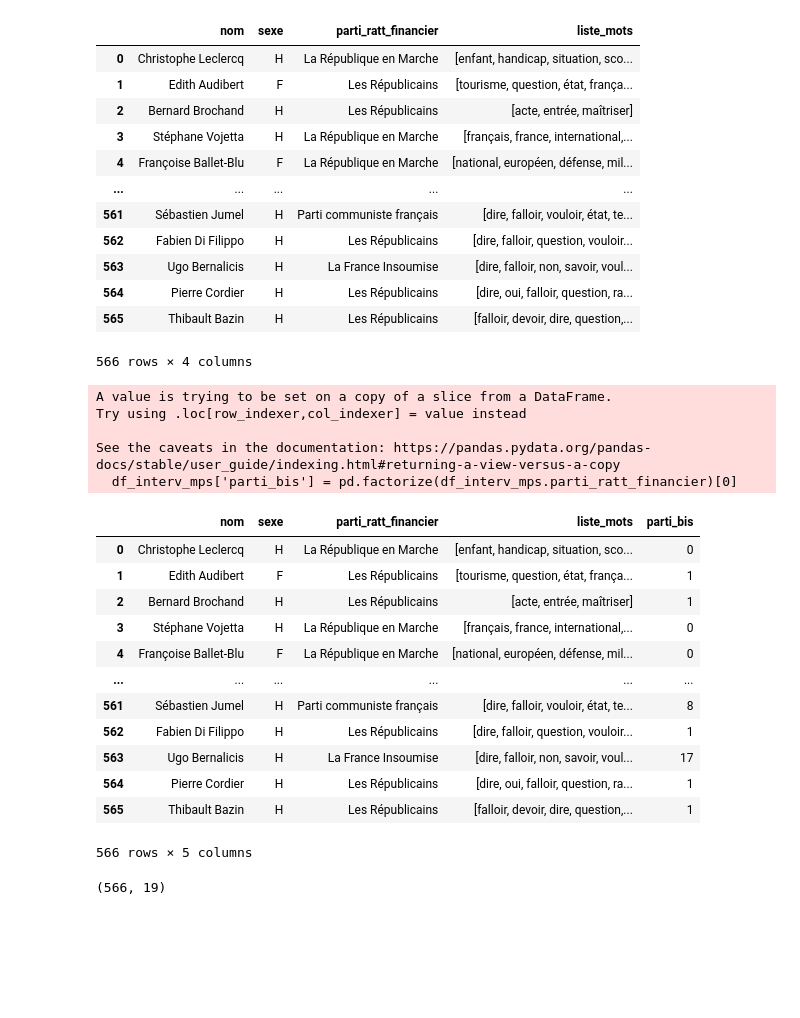
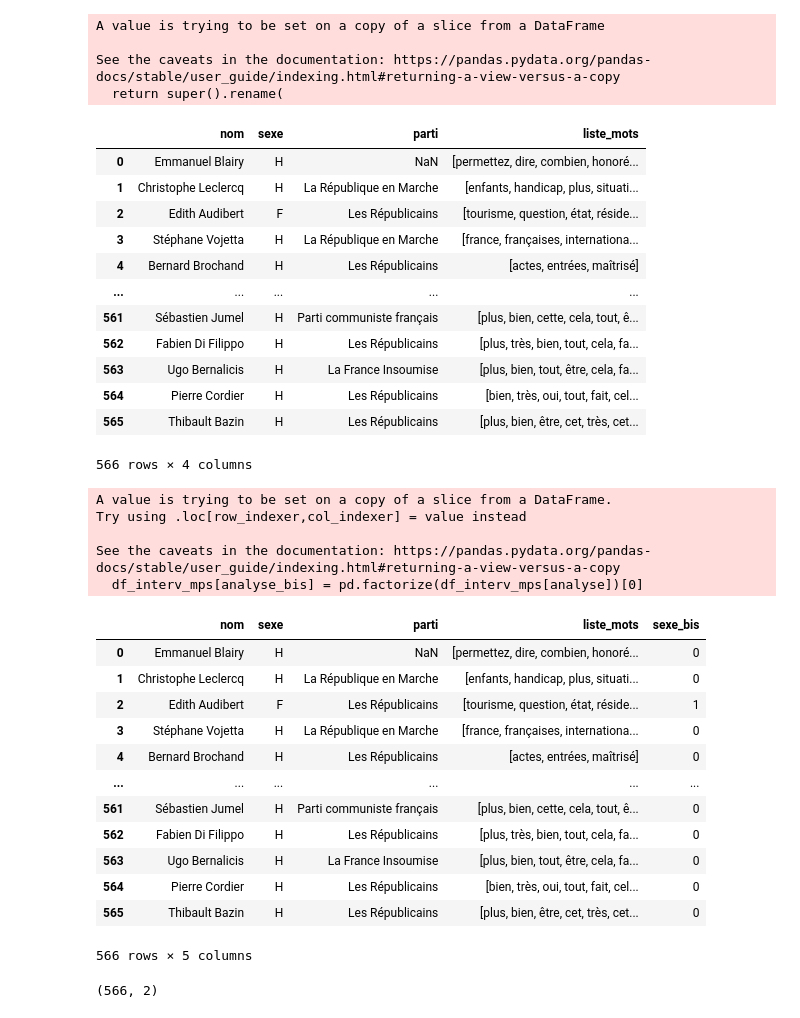
Before and after one commit to Looks73/ParliamentProject, a Jupyter notebook: nb_predictions.ipynb, the cells around one changed output. Cells and saved outputs as stored; diff of their text form; code cells hidden in the pictures; blank space fills up the shorter version.

```diff
--- a/nb_predictions.ipynb
+++ b/nb_predictions.ipynb
@@ -1,9 +1,12 @@
 # %%
 import pandas as pd
 import numpy as np
+# %%
+# Choix du fichier d'entrée
+files = ['data/mots_mps.pickle', 'data/mots_mps_bis.pickle', 'data/mots_mps_ter.pickle']
+file = files[0]
 # %%
-interv_mps = pd.read_pickle('data/mots_mps_bis.pickle')
-#interv_mps = pd.read_pickle('data/mots_mps.pickle')
+interv_mps = pd.read_pickle(file)
 # %%
 interv_mps
 # %% [output]
@@ -23,51 +26,59 @@ interv_mps
 # %%
 df_interv_mps = interv_mps[['nom', 'sexe', 'parti_ratt_financier', 'liste_mots']]
+df_interv_mps.rename(columns={'parti_ratt_financier':'parti'}, inplace=True)
 df_interv_mps
 # %% [output]
+A value is trying to be set on a copy of a slice from a DataFrame
+
+See the caveats in the documentation: https://pandas.pydata.org/pandas-docs/stable/user_guide/indexing.html#returning-a-view-versus-a-copy
+  return super().rename(
-|  | nom | sexe | parti_ratt_financier | liste_mots |
-| 0 | Christophe Leclercq | H | La République en Marche | [enfant, handicap, situation, sco... |
-| 1 | Edith Audibert | F | Les Républicains | [tourisme, question, état, frança... |
-| 2 | Bernard Brochand | H | Les Républicains | [acte, entrée, maîtriser] |
-| 3 | Stéphane Vojetta | H | La République en Marche | [français, france, international,... |
-| 4 | Françoise Ballet-Blu | F | La République en Marche | [national, européen, défense, mil... |
+|  | nom | sexe | parti | liste_mots |
+| 0 | Emmanuel Blairy | H | NaN | [permettez, dire, combien, honoré... |
+| 1 | Christophe Leclercq | H | La République en Marche | [enfants, handicap, plus, situati... |
+| 2 | Edith Audibert | F | Les Républicains | [tourisme, question, état, réside... |
+| 3 | Stéphane Vojetta | H | La République en Marche | [france, françaises, internationa... |
+| 4 | Bernard Brochand | H | Les Républicains | [actes, entrées, maîtrisé] |
 | ... | ... | ... | ... | ... |
-| 561 | Sébastien Jumel | H | Parti communiste français | [dire, falloir, vouloir, état, te... |
-| 562 | Fabien Di Filippo | H | Les Républicains | [dire, falloir, question, vouloir... |
-| 563 | Ugo Bernalicis | H | La France Insoumise | [dire, falloir, non, savoir, voul... |
-| 564 | Pierre Cordier | H | Les Républicains | [dire, oui, falloir, question, ra... |
-| 565 | Thibault Bazin | H | Les Républicains | [falloir, devoir, dire, question,... |
+| 561 | Sébastien Jumel | H | Parti communiste français | [plus, bien, cette, cela, tout, ê... |
+| 562 | Fabien Di Filippo | H | Les Républicains | [plus, très, bien, tout, cela, fa... |
+| 563 | Ugo Bernalicis | H | La France Insoumise | [plus, bien, tout, être, cela, fa... |
+| 564 | Pierre Cordier | H | Les Républicains | [bien, très, oui, tout, fait, cel... |
+| 565 | Thibault Bazin | H | Les Républicains | [plus, bien, être, cet, très, cet... |
-566 rows × 4 columns
+566 rows × 4 columns
+# %%
+# Choix de l'axe d'analyse
+analyses = ['sexe', 'parti']
+analyse = analyses[0]
 # %%
-df_interv_mps['parti_bis'] = pd.factorize(df_interv_mps.parti_ratt_financier)[0]
-#df_interv_mps['sexe_bis'] = pd.factorize(df_interv_mps.sexe)[0]
+analyse_bis = analyse + '_bis'
+df_interv_mps[analyse_bis] = pd.factorize(df_interv_mps[analyse])[0]
 df_interv_mps
 # %% [output]
 A value is trying to be set on a copy of a slice from a DataFrame.
 Try using .loc[row_indexer,col_indexer] = value instead
 
 See the caveats in the documentation: https://pandas.pydata.org/pandas-docs/stable/user_guide/indexing.html#returning-a-view-versus-a-copy
-  df_interv_mps['parti_bis'] = pd.factorize(df_interv_mps.parti_ratt_financier)[0]
+  df_interv_mps[analyse_bis] = pd.factorize(df_interv_mps[analyse])[0]
-|  | nom | sexe | parti_ratt_financier | liste_mots | parti_bis |
-| 0 | Christophe Leclercq | H | La République en Marche | [enfant, handicap, situation, sco... | 0 |
-| 1 | Edith Audibert | F | Les Républicains | [tourisme, question, état, frança... | 1 |
-| 2 | Bernard Brochand | H | Les Républicains | [acte, entrée, maîtriser] | 1 |
-| 3 | Stéphane Vojetta | H | La République en Marche | [français, france, international,... | 0 |
-| 4 | Françoise Ballet-Blu | F | La République en Marche | [national, européen, défense, mil... | 0 |
+|  | nom | sexe | parti | liste_mots | sexe_bis |
+| 0 | Emmanuel Blairy | H | NaN | [permettez, dire, combien, honoré... | 0 |
+| 1 | Christophe Leclercq | H | La République en Marche | [enfants, handicap, plus, situati... | 0 |
+| 2 | Edith Audibert | F | Les Républicains | [tourisme, question, état, réside... | 1 |
+| 3 | Stéphane Vojetta | H | La République en Marche | [france, françaises, internationa... | 0 |
+| 4 | Bernard Brochand | H | Les Républicains | [actes, entrées, maîtrisé] | 0 |
 | ... | ... | ... | ... | ... | ... |
-| 561 | Sébastien Jumel | H | Parti communiste français | [dire, falloir, vouloir, état, te... | 8 |
-| 562 | Fabien Di Filippo | H | Les Républicains | [dire, falloir, question, vouloir... | 1 |
-| 563 | Ugo Bernalicis | H | La France Insoumise | [dire, falloir, non, savoir, voul... | 17 |
-| 564 | Pierre Cordier | H | Les Républicains | [dire, oui, falloir, question, ra... | 1 |
-| 565 | Thibault Bazin | H | Les Républicains | [falloir, devoir, dire, question,... | 1 |
+| 561 | Sébastien Jumel | H | Parti communiste français | [plus, bien, cette, cela, tout, ê... | 0 |
+| 562 | Fabien Di Filippo | H | Les Républicains | [plus, très, bien, tout, cela, fa... | 0 |
+| 563 | Ugo Bernalicis | H | La France Insoumise | [plus, bien, tout, être, cela, fa... | 0 |
+| 564 | Pierre Cordier | H | Les Républicains | [bien, très, oui, tout, fait, cel... | 0 |
+| 565 | Thibault Bazin | H | Les Républicains | [plus, bien, être, cet, très, cet... | 0 |
 566 rows × 5 columns
 # %%
 from tensorflow.keras.utils import to_categorical
-y_cat = to_categorical(df_interv_mps.parti_bis)
-#y_cat = to_categorical(df_interv_mps.sexe_bis)
+y_cat = to_categorical(df_interv_mps[analyse_bis])
 y = np.array(y_cat)
 y.shape
 # %% [output]
-(566, 19)
+(566, 2)
 # %%
 X = np.array(df_interv_mps['liste_mots'])
 # %%
```
Also changed, not shown: parts of 7 cells of this notebook, 4 other files.
